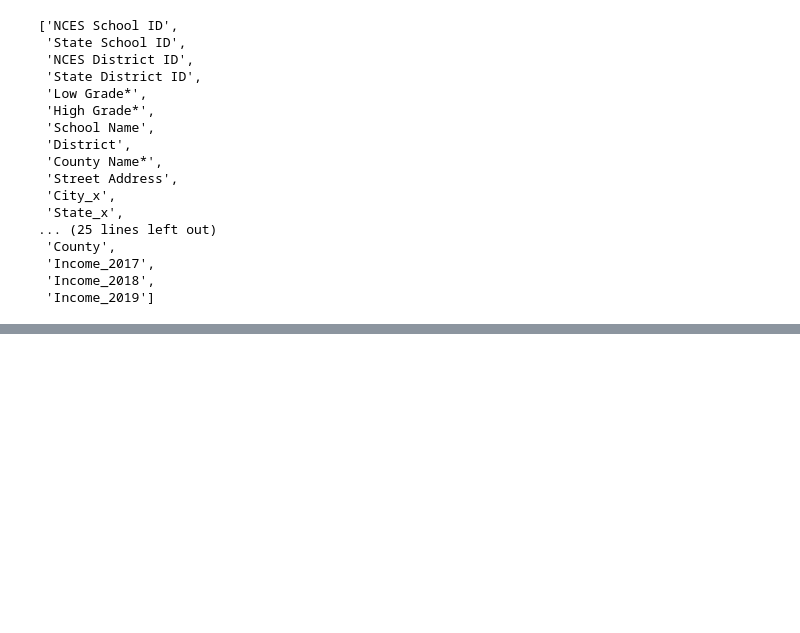
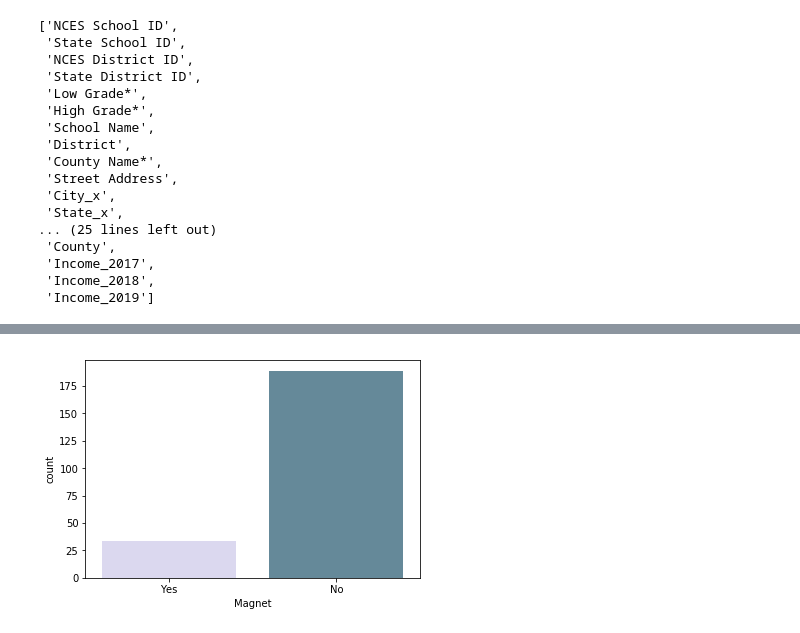
Before and after one commit to RobRoseKnows/umbc-cs-projects, a Jupyter notebook: umbc-cs491-data-science/proj/DataScienceProject.ipynb, the cells around one changed output, grey strips where cells are left out. Saved outputs shown, nothing was run; the diff lists cells and outputs as text; code cells hidden in the pictures; blank space fills up the shorter version.

```diff
--- a/umbc-cs491-data-science/proj/DataScienceProject.ipynb
+++ b/umbc-cs491-data-science/proj/DataScienceProject.ipynb
@@ -235,0 +276,4 @@ df_joined.rename(columns={
+# %%
+ax_magnet = sns.countplot(x='Magnet', data=df_joined, palette=sns.cubehelix_palette(3, start=2))
+# %% [output]
+[figure, added]
```
Also changed, not shown: parts of 44 cells of this notebook.
